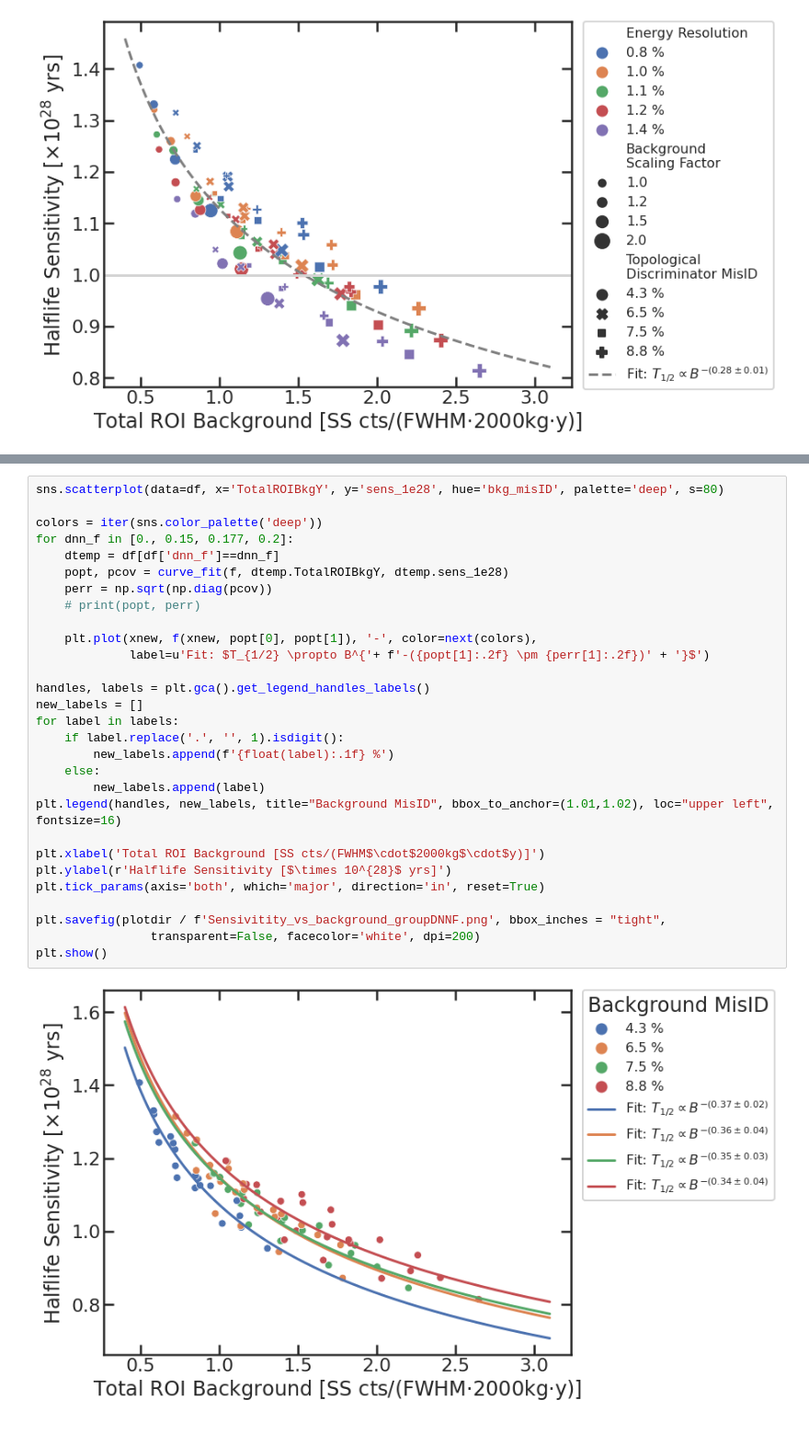
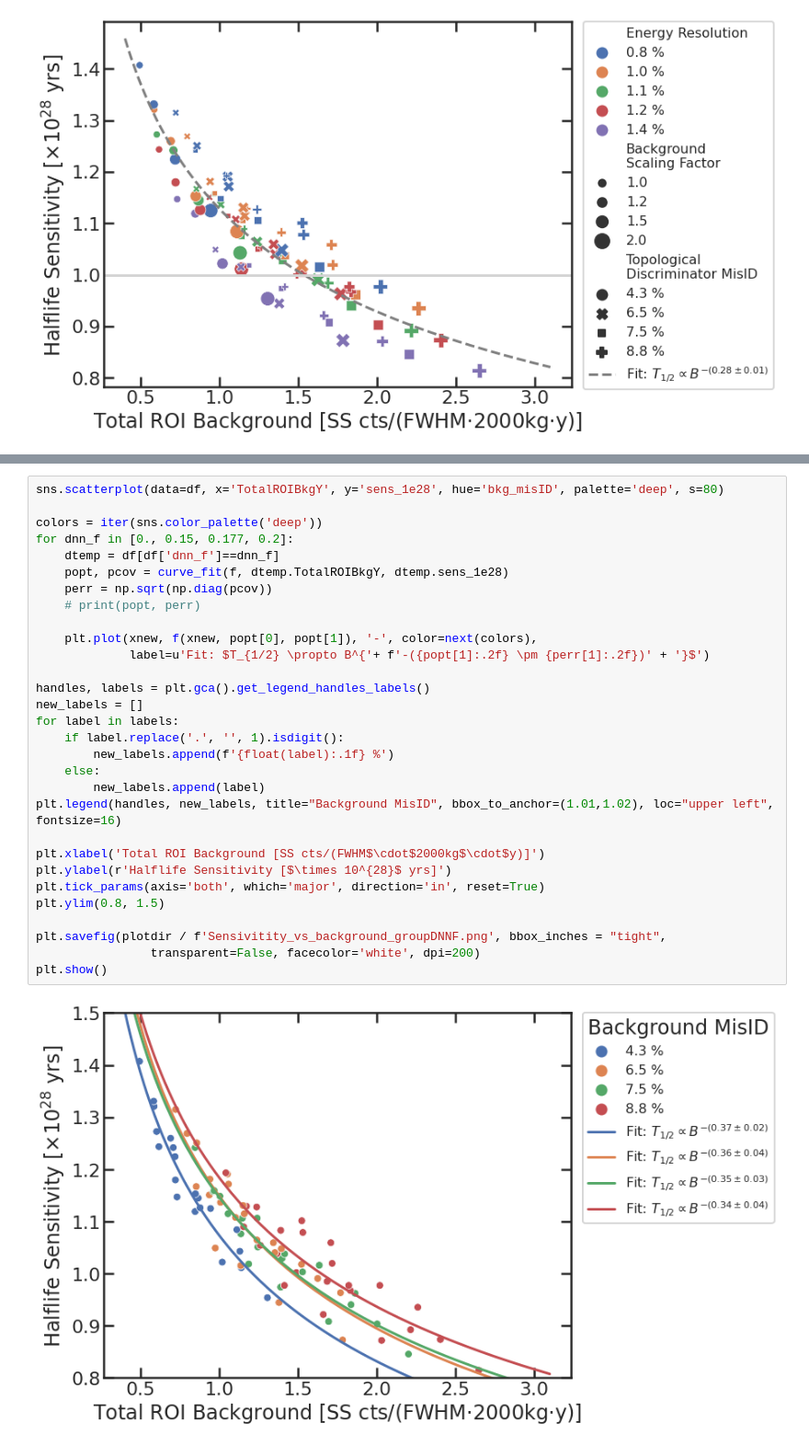
Before and after one commit to YMTheory/sensitivity, a Jupyter notebook: work/SensitivityPaper2020_scripts/MultivariationStudy/multivar analysis full.ipynb, the cells around one changed output, grey strips where cells are left out. Shown at 92% size. Drawn from its saved outputs; the diff is of its cells as text.

```diff
--- a/work/SensitivityPaper2020_scripts/MultivariationStudy/multivar analysis full.ipynb
+++ b/work/SensitivityPaper2020_scripts/MultivariationStudy/multivar analysis full.ipynb
@@ -709,34 +710,35 @@ plt.show()
 # %%
 sns.scatterplot(data=df, x='TotalROIBkgY', y='sens_1e28', hue='bkg_misID', palette='deep', s=80)
 
 colors = iter(sns.color_palette('deep'))
 for dnn_f in [0., 0.15, 0.177, 0.2]:
     dtemp = df[df['dnn_f']==dnn_f]
     popt, pcov = curve_fit(f, dtemp.TotalROIBkgY, dtemp.sens_1e28)
     perr = np.sqrt(np.diag(pcov))
     # print(popt, perr)
 
     plt.plot(xnew, f(xnew, popt[0], popt[1]), '-', color=next(colors),
              label=u'Fit: $T_{1/2} \propto B^{'+ f'-({popt[1]:.2f} \pm {perr[1]:.2f})' + '}$')
 
 handles, labels = plt.gca().get_legend_handles_labels()
 new_labels = []
 for label in labels:
     if label.replace('.', '', 1).isdigit():
         new_labels.append(f'{float(label):.1f} %')
     else:
         new_labels.append(label)
 plt.legend(handles, new_labels, title="Background MisID", bbox_to_anchor=(1.01,1.02), loc="upper left", fontsize=16)
 
 plt.xlabel('Total ROI Background [SS cts/(FWHM$\cdot$2000kg$\cdot$y)]')
 plt.ylabel(r'Halflife Sensitivity [$\times 10^{28}$ yrs]')
 plt.tick_params(axis='both', which='major', direction='in', reset=True)
+plt.ylim(0.8, 1.5)
 
 plt.savefig(plotdir / f'Sensivitity_vs_background_groupDNNF.png', bbox_inches = "tight",
                 transparent=False, facecolor='white', dpi=200)
 plt.show()
 # %% [output]
-[figure, old version]
+[figure, new version]
 # %%
 # df['ROIbkg'] = 0.1 * (df['Num_Vessel_U238'] + df['Num_Internals_U238'] + df['Num_Rn222'] + df['Num_Far'])
 df['ROIbkg'] = 0.1 * (df['Num_Vessel_Th232'] + df['Num_Internals_Th232'] + df['Num_B8nu'] + df['Num_Xe137_and_Ar42'])
```
Also changed, not shown: parts of 3 cells of this notebook.
